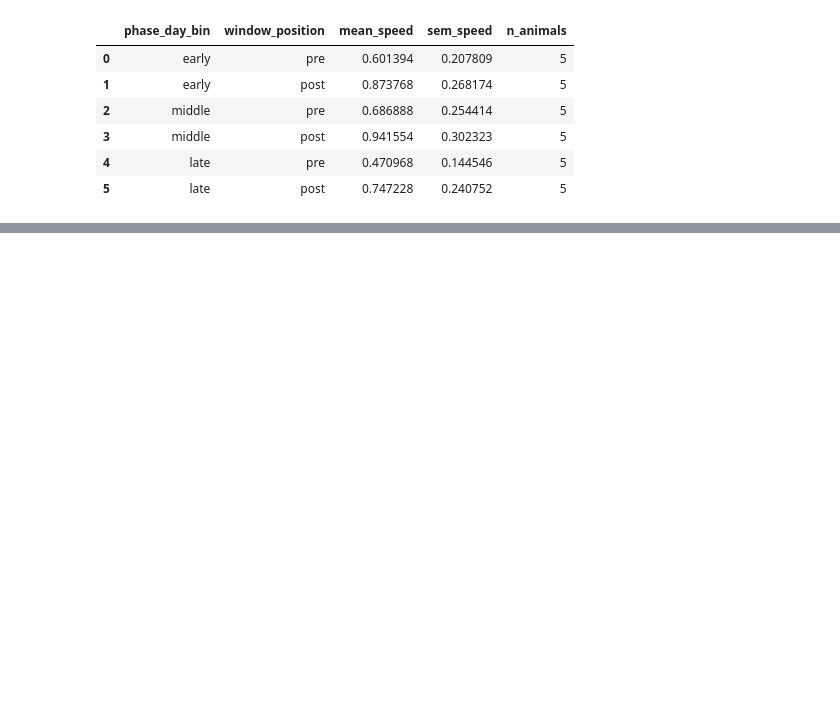
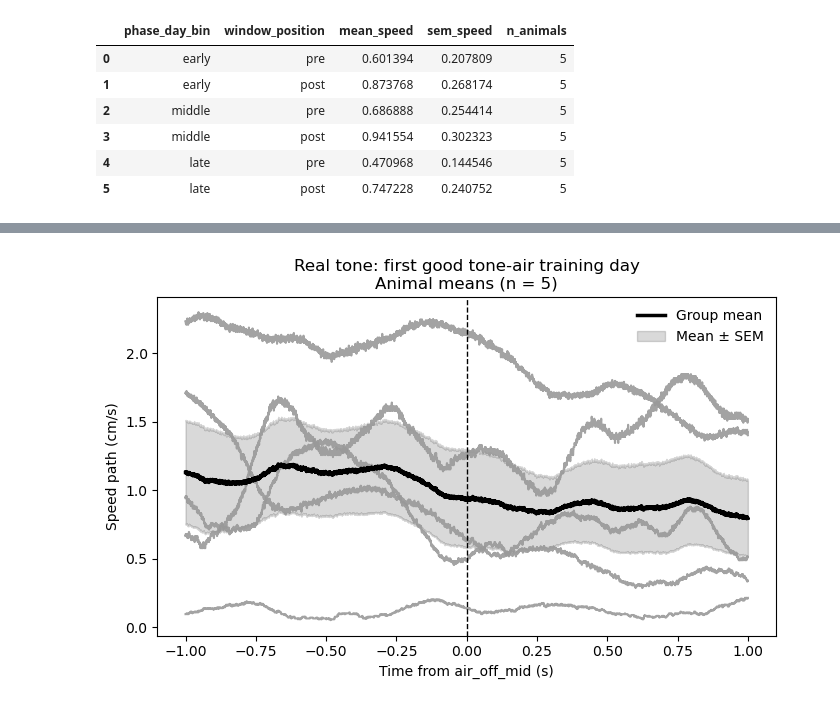
Before and after one commit to neuromomentumlab/Classical_Conditioning_Air_Wheel, a Jupyter notebook: Python/notebooks/epoch_analysis_viz.ipynb, the cells around one changed output, grey strips where cells are left out. Cells and saved outputs as stored; diff of their text form; code cells hidden in the pictures; blank space fills up the shorter version.

```diff
--- a/Python/notebooks/epoch_analysis_viz.ipynb
+++ b/Python/notebooks/epoch_analysis_viz.ipynb
@@ -498,0 +922,21 @@ speed_means
+# %%
+
+from src.vis.plots import plot_group_animal_mean_traces
+
+
+animals = ["NML_04", "NML_05", "NML_06", "NML_07", "NML_08"]
+
+real_group_plot = plot_group_animal_mean_traces(
+    epoch_matrix_df=epoch_matrix_df,
+    animals=animals,
+    phase="tone_air_training",
+    anchor_name="air_off_mid",
+    phase_day_number_good=1,
+    speed_key="speed_path_cms",
+    pre_s=1.0,
+    post_s=1.0,
+    title="Real tone: first good tone-air training day",
+    use_shaded_sem=True,
+)
+# %% [output]
+[figure, added]
```
Also changed, not shown: parts of 22 cells of this notebook, 4 other files.
